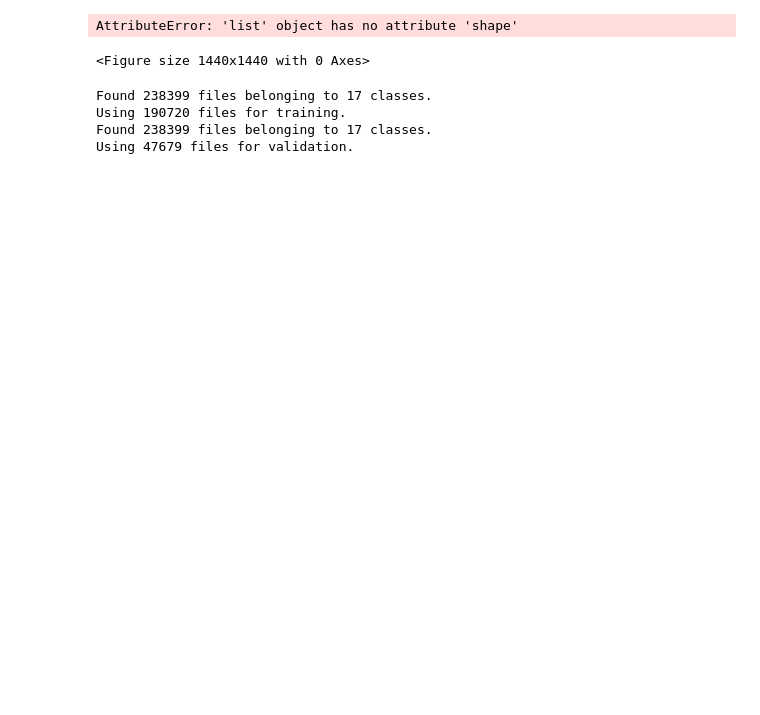
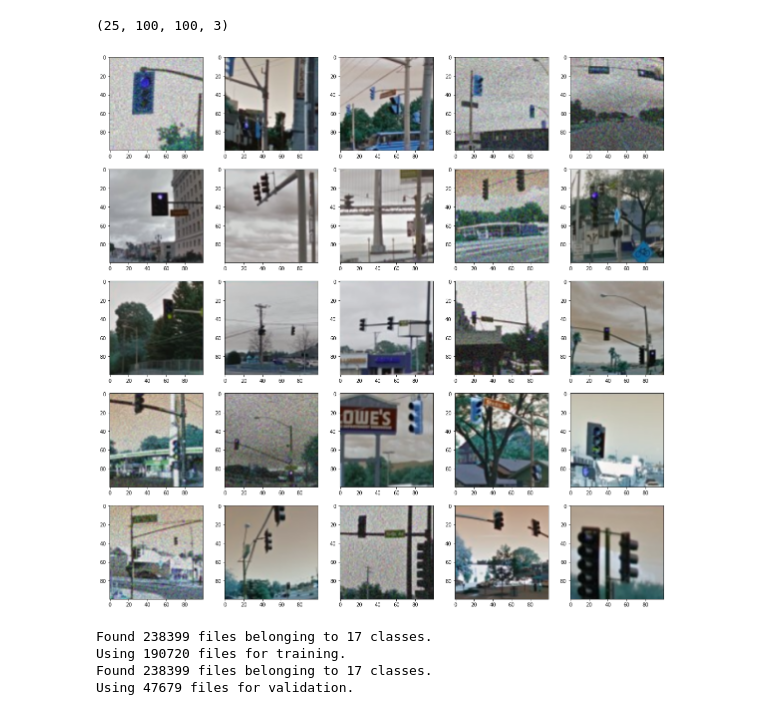
Before and after one commit to toastytato/CAPTCHA_Solver, a Jupyter notebook: Backend/test.ipynb, the cells around one changed output. Drawn from its saved outputs; the diff is of its cells as text; code cells hidden in the pictures; blank space fills up the shorter version.

```diff
--- a/Backend/test.ipynb
+++ b/Backend/test.ipynb
@@ -17,8 +17,10 @@ def get_formatted_images(path, cnt):
 
         img = np.array(Image.open(file_name))
 
-        if len(img.shape) == 2:
-            print('gray img found')
+        if img.shape[2] == 4:
+            img = cv2.cvtColor(img, cv2.COLOR_RGBA2BGR)
+        elif len(img.shape) == 2:
+            img = cv2.cvtColor(img, cv2.COLOR_GRAY2BGR)
 
         h, w, d = img.shape
         min_dim = min(h, w)
@@ -33,28 +35,31 @@ def get_labels(images, label):
 # %%
 # from helper import get_formatted_images, get_labels
 
+picture = 'Traffic Light'
 
 #path = 'G:\\My Drive\\School\\6. Spring 2022\\EE379K - COMPUTER VISION\\CAPTCHA Solver\\archive\\Recaptcha Dataset\\Bicycle'
-path = '/Users/andrewwhitaker/Downloads/Recaptcha Dataset/Bicycle'
+path = '/Users/andrewwhitaker/Downloads/Recaptcha Dataset/' + picture
 
-num_imgs = 10
+num_imgs = 100
 plt.figure(figsize=(20, 20))
 
 # bicycle:
 images = get_formatted_images(path, cnt=num_imgs)
-print(images.shape)
-labels = get_labels(images, 'bicycle')
+labels = get_labels(images, picture)
 test_images = []
 
-for i, img in enumerate(images):
+for i, img in enumerate(images[:25]):
     dim = (100, 100)
     resized = cv2.resize(img, dim, interpolation = cv2.INTER_AREA)
     test_images.append(resized)
     plt.subplot(5, 5, i+1)
     plt.imshow(resized, cmap='gray')
+
+test_images = np.array(test_images)
+print(test_images.shape)
 # %% [output]
-AttributeError: 'list' object has no attribute 'shape'
+(25, 100, 100, 3)
-<Figure size 1440x1440 with 0 Axes>
+[figure, added]
 # %%
 batch_size = 32
 img_height = 100
```
Also changed, not shown: parts of 10 cells of this notebook, 4 other files.
